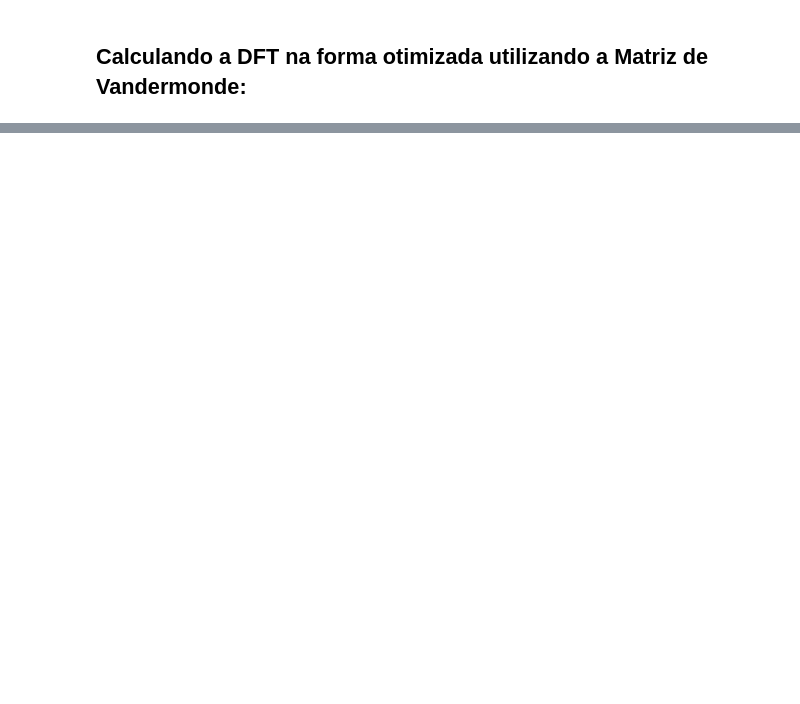
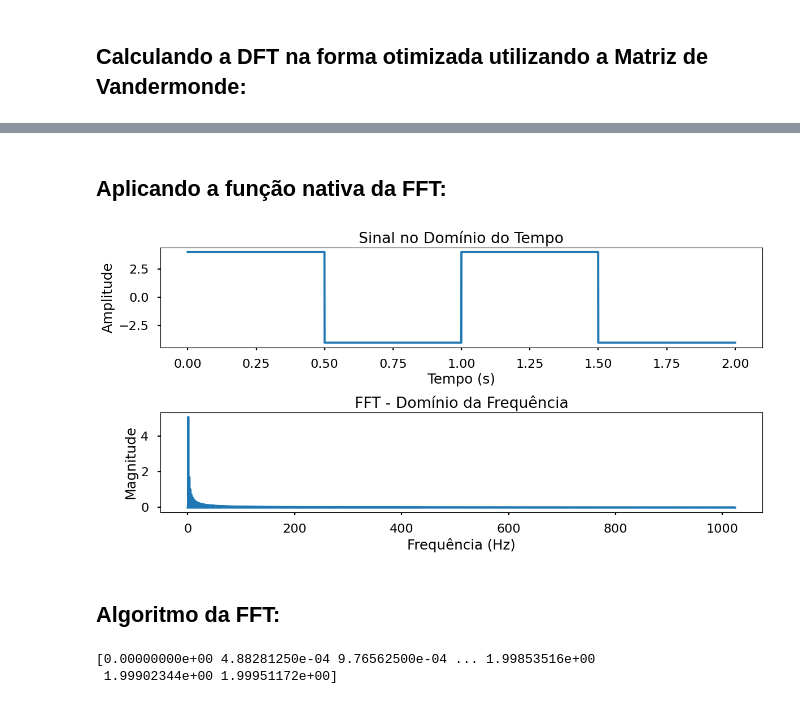
Before and after one commit to V-Emanuel/PDS, a Jupyter notebook: dft.ipynb, the cells around one changed output, grey strips where cells are left out. Saved outputs shown, nothing was run; the diff lists cells and outputs as text; code cells hidden in the pictures; blank space fills up the shorter version.

```diff
--- a/dft.ipynb
+++ b/dft.ipynb
@@ -223,0 +224,42 @@ Tempo de execução não otimizado: 0.00421s
+# %% [markdown]
+## Aplicando a função nativa da FFT:
+# %%
+
+import numpy as np
+import matplotlib.pyplot as plt
+
+# Sinal de exemplo: uma combinação de duas senóides
+fs = n_samples # Taxa de amostragem (Hz)
+t = t_sampled  # Vetor de tempo de 0 a 1 segundo
+fft_signal = 4*signal.square(2 * np.pi * freq * t)
+
+# Calcular a FFT
+fft_result = np.fft.fft(fft_signal)
+fft_freq = np.fft.fftfreq(len(fft_signal), 1/fs)
+
+# Plotar o sinal original
+plt.figure(figsize=(12, 6))
+plt.subplot(2, 1, 1)
+plt.plot(t, fft_signal)
+plt.title('Sinal no Domínio do Tempo')
+plt.xlabel('Tempo (s)')
+plt.ylabel('Amplitude')
+
+# Plotar a magnitude da FFT
+plt.subplot(2, 1, 2)
+plt.plot(fft_freq[:len(fft_freq)//2], np.abs(fft_result[:len(fft_result)//2]) * (2 / len(fft_signal)))
+plt.title('FFT - Domínio da Frequência')
+plt.xlabel('Frequência (Hz)')
+plt.ylabel('Magnitude')
+
+plt.tight_layout()
+plt.show()
+# %% [output]
+[figure, added]
+# %% [markdown]
+## Algoritmo da FFT:
+# %%
+print(t_sampled);
+# %% [output]
+[0.00000000e+00 4.88281250e-04 9.76562500e-04 ... 1.99853516e+00
+ 1.99902344e+00 1.99951172e+00]
```
Also changed, not shown: parts of 6 cells of this notebook, 1 other file.
